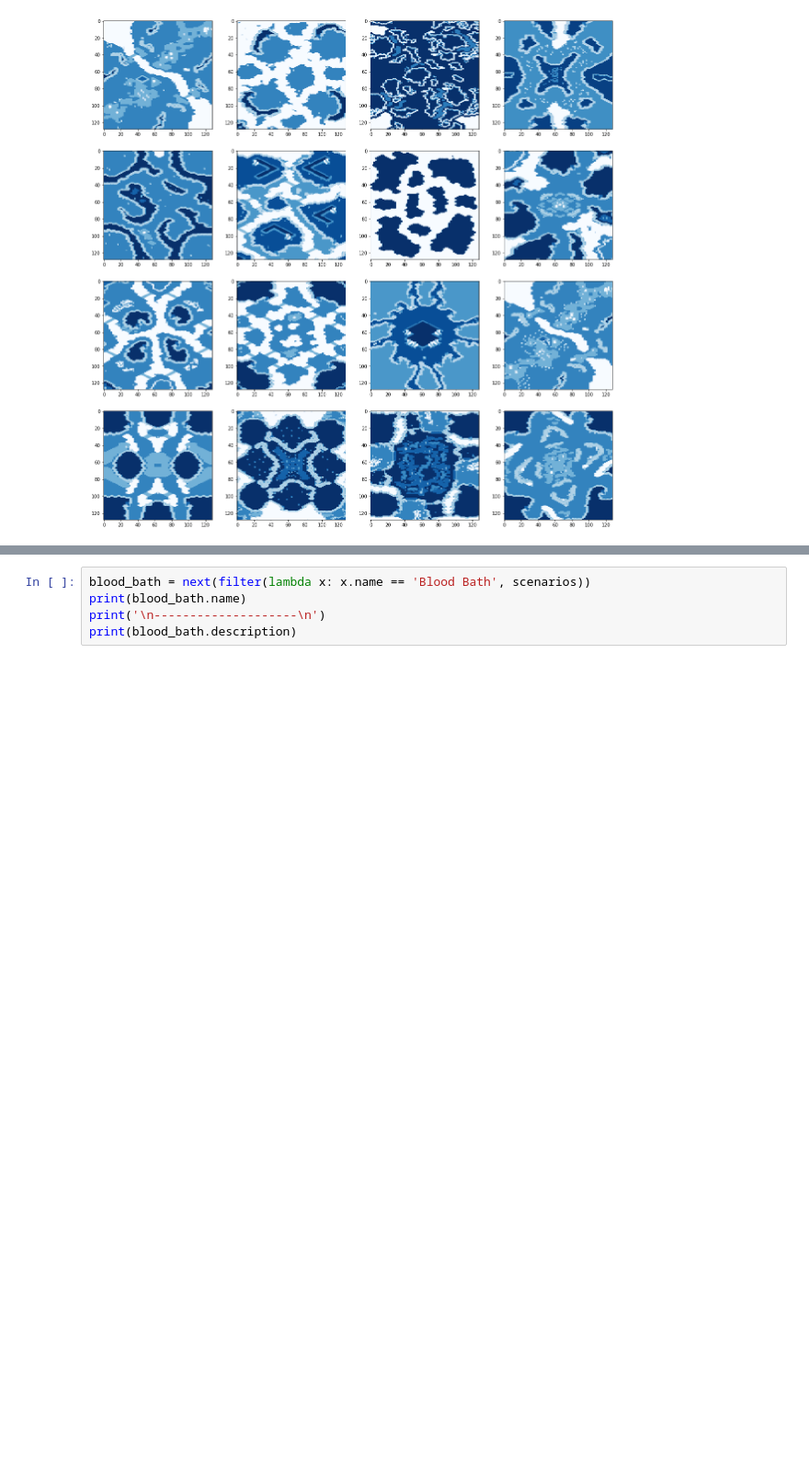
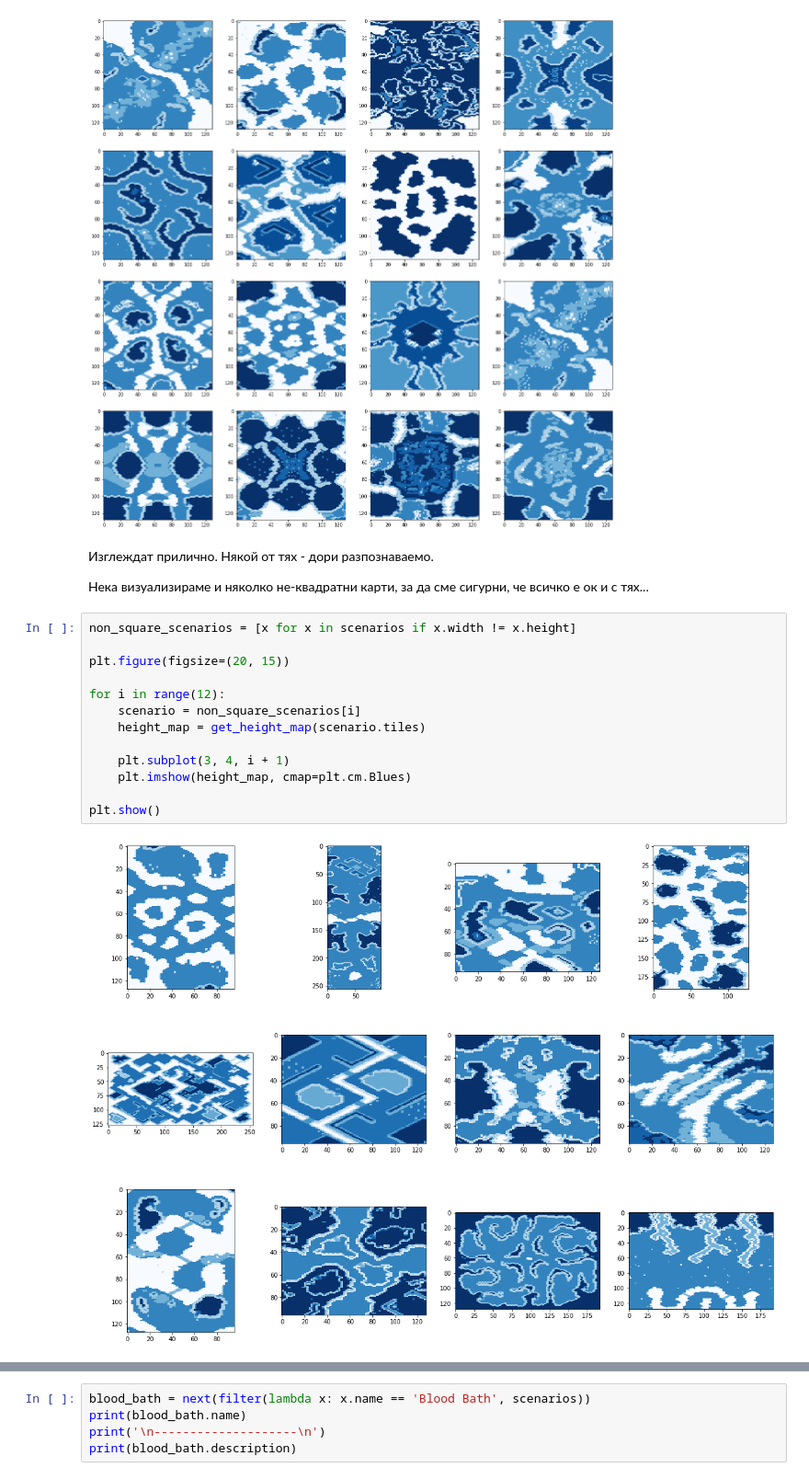
Before and after one commit to joankaradimov/random-map-generator, a Jupyter notebook: model/0-data-exploration.ipynb, the cells around one changed output, grey strips where cells are left out. Shown at 92% size. Cells and saved outputs as stored; diff of their text form; blank space fills up the shorter version.

Commit message:
Improve the data exploration notebook
- Add a lot of markdown descriptions
- Reorder some code in the notebook
- Showcase some more numerical tile information
- Display some non-square maps

```diff
--- a/model/0-data-exploration.ipynb
+++ b/model/0-data-exploration.ipynb
@@ -48,3 +90,22 @@ for i in range(16):
 plt.show()
 # %% [output]
 [figure]
+# %% [markdown]
+Изглеждат прилично. Някой от тях - дори разпознаваемо.
+
+Нека визуализираме и няколко не-квадратни карти, за да сме сигурни, че всичко е ок и с тях...
+# %%
+non_square_scenarios = [x for x in scenarios if x.width != x.height]
+
+plt.figure(figsize=(20, 15))
+
+for i in range(12):
+    scenario = non_square_scenarios[i]
+    height_map = get_height_map(scenario.tiles)
+
+    plt.subplot(3, 4, i + 1)
+    plt.imshow(height_map, cmap=plt.cm.Blues)
+
+plt.show()
+# %% [output]
+[figure, added]
```
Also changed, not shown: parts of 24 cells of this notebook.
